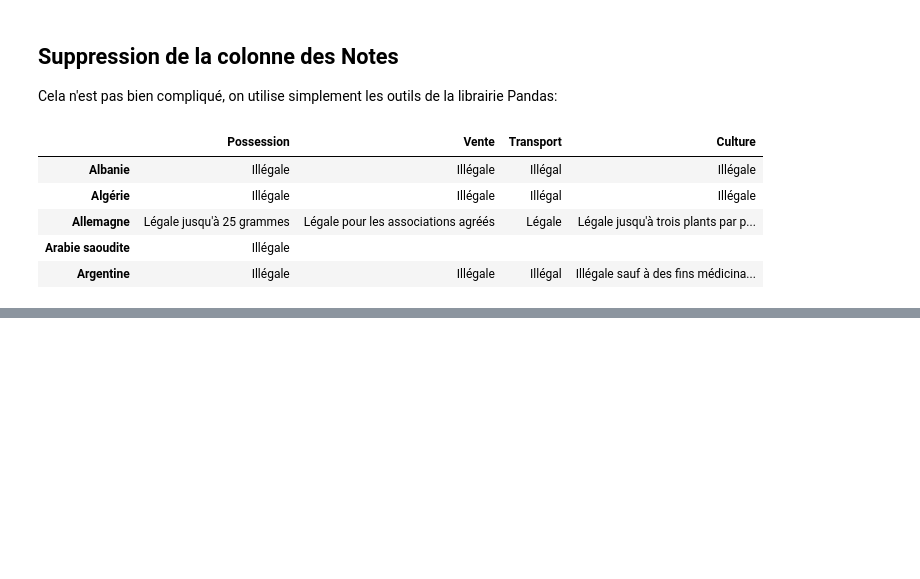
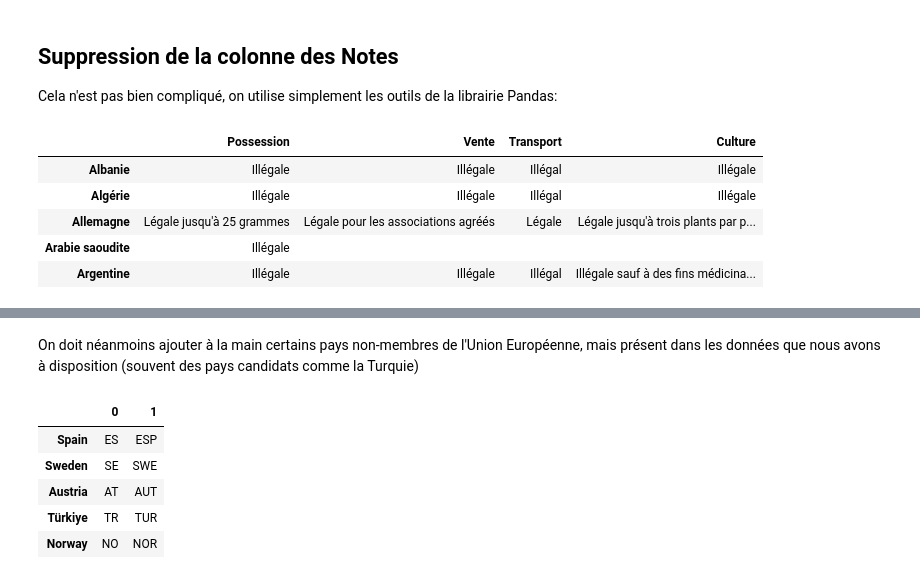
Before and after one commit to refouch/Projet_Python_2A, a Jupyter notebook: Tidy.ipynb, the cells around one changed output, grey strips where cells are left out. Saved outputs shown, nothing was run; the diff lists cells and outputs as text; code cells hidden in the pictures; blank space fills up the shorter version.

```diff
--- a/Tidy.ipynb
+++ b/Tidy.ipynb
@@ -50,0 +106,17 @@ legal_pays_clean.head()
+# %% [markdown]
+On doit néanmoins ajouter à la main certains pays non-membres de l'Union Européenne, mais présent dans les données que nous avons à disposition (souvent des pays candidats comme la Turquie)
+# %%
+import pandas as pd
+
+table_corres.loc["Austria"] = ["AT","AUT"]
+table_corres.loc["Türkiye"] = ["TR","TUR"]
+table_corres.loc["Norway"] = ["NO","NOR"]
+
+table_corres.tail()
+# %% [output]
+|  | 0 | 1 |
+| Spain | ES | ESP |
+| Sweden | SE | SWE |
+| Austria | AT | AUT |
+| Türkiye | TR | TUR |
+| Norway | NO | NOR |
```
Also changed, not shown: parts of 3 cells of this notebook.
